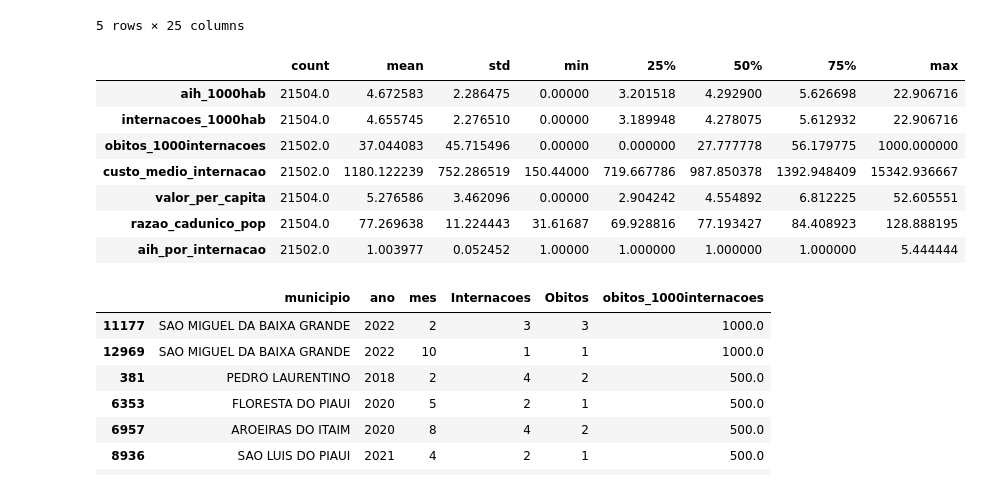
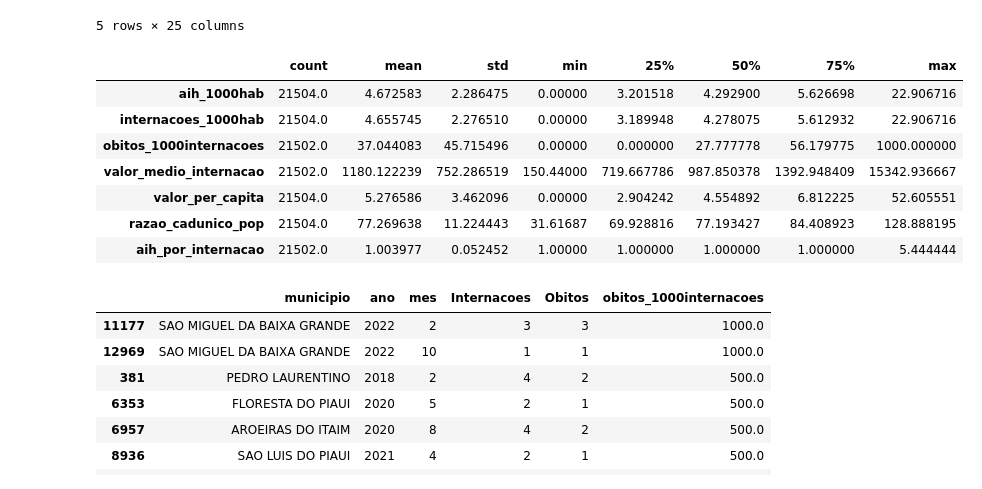
Before and after one commit to laraog/TCC-AIH-SUS-PI, a Jupyter notebook: 02_indicadores.ipynb, the cells around one changed output. Saved outputs shown, nothing was run; the diff lists cells and outputs as text; code cells hidden in the pictures.

```diff
--- a/02_indicadores.ipynb
+++ b/02_indicadores.ipynb
@@ -427,8 +427,8 @@ df['valor_per_capita'] = (
     df['populacao']
 )
 # %%
-# Custo médio por internação
-df['custo_medio_internacao'] = np.where(
+# Valor médio por internação
+df['valor_medio_internacao'] = np.where(
     df['Internacoes'] > 0,
     df['Valor_Total'] /
     df['Internacoes'],
@@ -475,21 +475,21 @@ df.head()
 # %%
 indicadores = [
     'aih_1000hab',
     'internacoes_1000hab',
     'obitos_1000internacoes',
-    'custo_medio_internacao',
+    'valor_medio_internacao',
     'valor_per_capita',
     'razao_cadunico_pop',
     'aih_por_internacao'
 ]
 
 df[indicadores].describe().T
 # %% [output]
 |  | count | mean | std | min | 25% | 50% | 75% | max |
 | aih_1000hab | 21504.0 | 4.672583 | 2.286475 | 0.00000 | 3.201518 | 4.292900 | 5.626698 | 22.906716 |
 | internacoes_1000hab | 21504.0 | 4.655745 | 2.276510 | 0.00000 | 3.189948 | 4.278075 | 5.612932 | 22.906716 |
 | obitos_1000internacoes | 21502.0 | 37.044083 | 45.715496 | 0.00000 | 0.000000 | 27.777778 | 56.179775 | 1000.000000 |
-| custo_medio_internacao | 21502.0 | 1180.122239 | 752.286519 | 150.44000 | 719.667786 | 987.850378 | 1392.948409 | 15342.936667 |
+| valor_medio_internacao | 21502.0 | 1180.122239 | 752.286519 | 150.44000 | 719.667786 | 987.850378 | 1392.948409 | 15342.936667 |
 | valor_per_capita | 21504.0 | 5.276586 | 3.462096 | 0.00000 | 2.904242 | 4.554892 | 6.812225 | 52.605551 |
 | razao_cadunico_pop | 21504.0 | 77.269638 | 11.224443 | 31.61687 | 69.928816 | 77.193427 | 84.408923 | 128.888195 |
 | aih_por_internacao | 21502.0 | 1.003977 | 0.052452 | 1.00000 | 1.000000 | 1.000000 | 1.000000 | 5.444444 |
```
Also changed, not shown: parts of 11 cells of this notebook, 4 other files.
